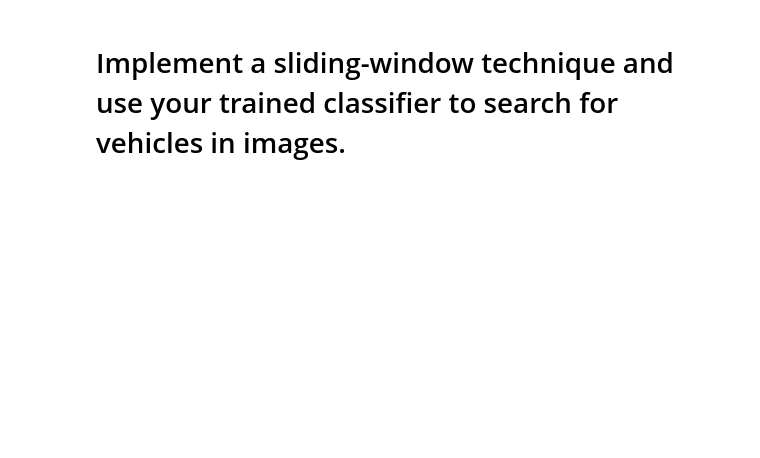
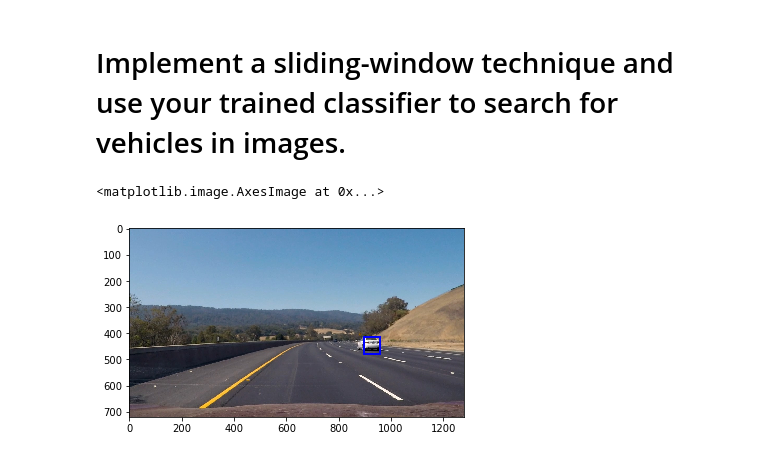
Before and after one commit to taikione/CarND-Vehicle-Detection, a Jupyter notebook: VehicleDetection.ipynb, the cells around one changed output. Drawn from its saved outputs; the diff is of its cells as text; code cells hidden in the pictures; blank space fills up the shorter version.

```diff
--- a/VehicleDetection.ipynb
+++ b/VehicleDetection.ipynb
@@ -178,15 +352,16 @@ svc.predict(test_image_feature)
 # %% [markdown]
 # Implement a sliding-window technique and use your trained classifier to search for vehicles in images.
 # %%
-def find_cars(img, ystart, ystop, scale, svc, X_scaler, orient=9, pix_per_cell=8, cell_per_block=2, spatial_size=(32, 32), hist_bins=32):
+def find_cars(img, ystart, ystop, scale, svc, X_scaler, orient=ORIENT, pix_per_cell=PIX_PER_CELL, cell_per_block=CELL_PER_BLOCK, spatial_size=(32, 32), hist_bins=32):
 
     car_boxes = []
+    # jpg image
     draw_img = np.copy(img)
-    img = img.astype(np.float32)/255
 
     img_tosearch = img[ystart:ystop,:,:]
+    img_tosearch = img_tosearch.astype(np.float32)/255.0
+
     ctrans_tosearch = cv2.cvtColor(img_tosearch, cv2.COLOR_RGB2YCrCb)
-    # ctrans_tosearch = convert_color(img_tosearch, conv='RGB2YCrCb')
 
     if scale != 1:
         imshape = ctrans_tosearch.shape
@@ -197,16 +372,16 @@ def find_cars(img, ystart, ystop, scale, svc, X_scaler, orient=9, pix_per_cell=8
     ch3 = ctrans_tosearch[:,:,2]
 
     # Define blocks and steps as above
-    nxblocks = (ch1.shape[1] // pix_per_cell) - cell_per_block + 1 # (1280 // 8) - 2 + 1 = 159 blocks
-    nyblocks = (ch1.shape[0] // pix_per_cell) - cell_per_block + 1 # (720 // 8) -2 + 1 = 89
-    nfeat_per_block = orient*cell_per_block**2 # 9*2**2 = 36
+    nxblocks = (ch1.shape[1] // pix_per_cell) - cell_per_block + 1
+    nyblocks = (ch1.shape[0] // pix_per_cell) - cell_per_block + 1
+    nfeat_per_block = orient*cell_per_block**2
 
     # 64 was the orginal sampling rate, with 8 cells and 8 pix per cell
     window = 64
-    nblocks_per_window = (window // pix_per_cell) - cell_per_block + 1 # (64 //  8) - 2 + 1 = 7 blocks
+    nblocks_per_window = (window // pix_per_cell) - cell_per_block + 1
     cells_per_step = 2  # Instead of overlap, define how many cells to step
-    nxsteps = (nxblocks - nblocks_per_window) // cells_per_step # (159 - 7) // 2 = 76 window
-    nysteps = (nyblocks - nblocks_per_window) // cells_per_step # (89 - 7) // 2 = 41
+    nxsteps = (nxblocks - nblocks_per_window) // cells_per_step
+    nysteps = (nyblocks - nblocks_per_window) // cells_per_step
 
     # Compute individual channel HOG features for the entire image
     hog1 = get_hog_features(ch1, orient, pix_per_cell, cell_per_block, feature_vec=False)
@@ -245,8 +420,9 @@ def find_cars(img, ystart, ystop, scale, svc, X_scaler, orient=9, pix_per_cell=8
                 xbox_left = np.int(xleft*scale)
                 ytop_draw = np.int(ytop*scale)
                 win_draw = np.int(window*scale)
-                # cv2.rectangle(draw_img,(xbox_left, ytop_draw+ystart),(xbox_left+win_draw,ytop_draw+win_draw+ystart),(0,0,255),6)
+                #cv2.rectangle(draw_img,(xbox_left, ytop_draw+ystart),(xbox_left+win_draw,ytop_draw+win_draw+ystart),(0,0,255),6)
                 car_boxes.append(((xbox_left, ytop_draw+ystart),(xbox_left+win_draw,ytop_draw+win_draw+ystart)))
 
     return car_boxes
+    #return draw_img
 # %%
@@ -264,0 +433,12 @@ car_boxes = find_cars(img, ystart, ystop, scale, svc, X_scaler)
+# %%
+ystart = 400
+ystop = 656
+scale = 1.0
+
+img = mpimg.imread('test_images/test3.jpg')
+car_boxes = find_cars(img, ystart, ystop, scale, svc, X_scaler)
+plt.imshow(car_boxes)
+# plt.savefig('YCrCb_PIX_PER_CELL8_CELL_PER_BLOCK2_ORIENT9_adjust_range1.png',  bbox_inches="tight", dpi=200)
+# %% [output]
+<matplotlib.image.AxesImage at 0x...>
+[figure, added]
```
Also changed, not shown: parts of 21 cells of this notebook, 7 other files.
